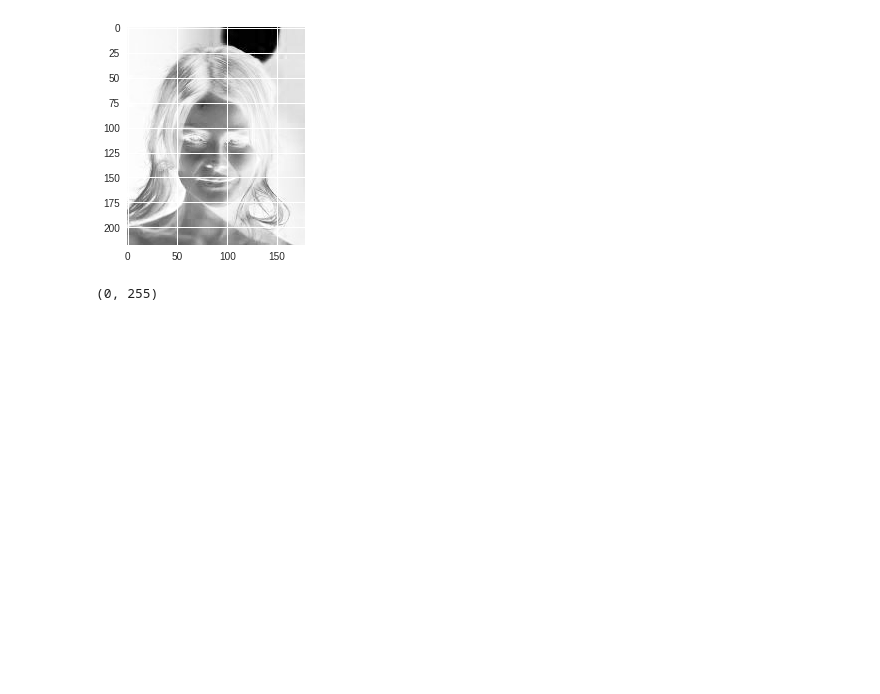
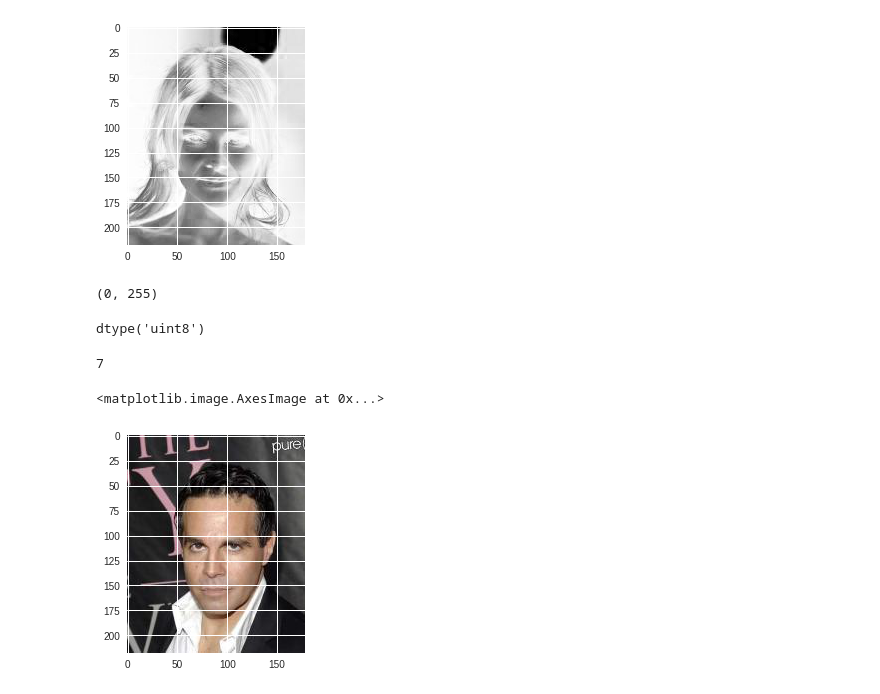
Before and after one commit to BikashPandey17/snoop-dogg, a Jupyter notebook: session0.ipynb, the cells around one changed output. Saved outputs shown, nothing was run; the diff lists cells and outputs as text; code cells hidden in the pictures; blank space fills up the shorter version.

```diff
--- a/session0.ipynb
+++ b/session0.ipynb
@@ -174,3 +156,21 @@ plt.imshow(img[:, :, 2])
 np.min(img), np.max(img)
 # %% [output]
 (0, 255)
+# %%
+#numpy arrays have a field which will tell us how many bits they are using: dtype:
+img.dtype
+# %% [output]
+dtype('uint8')
+# %%
+#to pick a random image from our list of files, we can use the numpy random module:
+print(np.random.randint(0, len(files)))
+# %% [output]
+7
+# %%
+#selecting a random file from 0to (length of number of files)
+filename = files[np.random.randint(0, len(files))]
+img = plt.imread(filename)
+plt.imshow(img)
+# %% [output]
+<matplotlib.image.AxesImage at 0x...>
+[figure, added]
```
Also changed, not shown: parts of 18 cells of this notebook.
